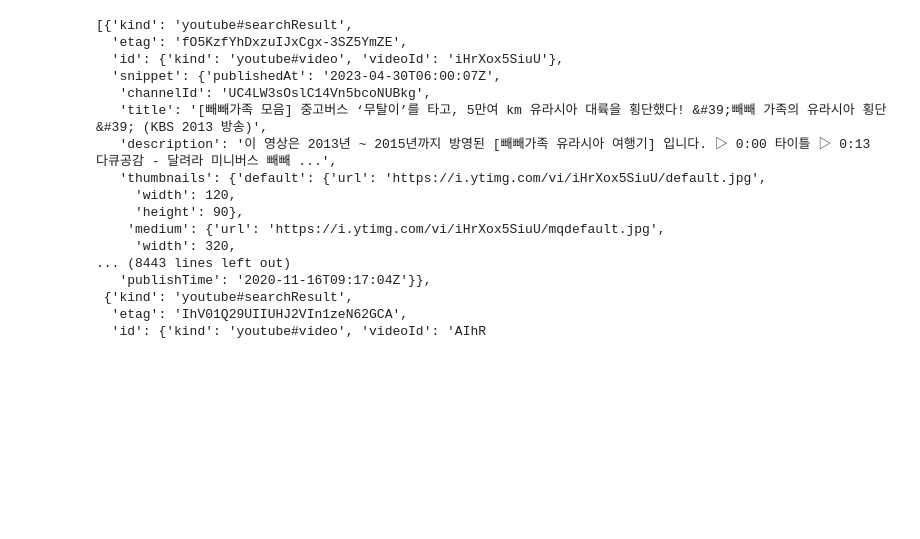
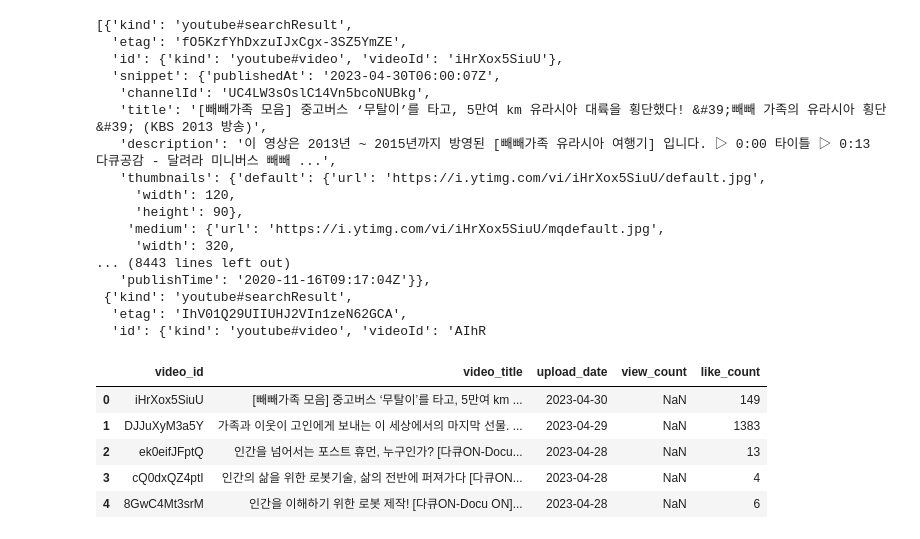
Before and after one commit to limcatcat/practice, a Jupyter notebook: youtube_api.ipynb, the cells around one changed output. Drawn from its saved outputs; the diff is of its cells as text; code cells hidden in the pictures; blank space fills up the shorter version.

```diff
--- a/youtube_api.ipynb
+++ b/youtube_api.ipynb
@@ -110,3 +82,31 @@ FEKnEkaSR-E
+# %%
+df = pd.DataFrame(columns=["video_id", "video_title", "upload_date", "view_count", "like_count"])
+entries = []
+video_stats = []
+
+# parse through video information and get videoId, video_title and upload_date for each video
+for video in videos:
+    if video['id']['kind'] == 'youtube#video':
+        videoId = video['id']['videoId']
+        video_title = video['snippet']['title']
+        video_title = str(video_title).replace("&#39;", "'").replace("&quot;", "\"")
+        upload_date = video['snippet']['publishedAt']
+        upload_date = str(upload_date).split("T")[0]
+
+        # second API call - collect views, likes, dislikes and comment counts
+        url_video_stats = "https://www.googleapis.com/youtube/v3/videos?id="+videoId+"&part=statistics&key="+API_KEY
+        response_video_stats = requests.get(url_video_stats).json()
+        video_stats += response_video_stats['items']
+        view_count = response_video_stats['items'][0]['statistics']['viewCount']
+        like_count = response_video_stats['items'][0]['statistics']['likeCount']
+#         comment_count = response_video_stats['items'][0]['statistics']['commentCount']
+
+        # save data in entries (a list of dictionaries)
+        entries.append({"video_id":videoId, 'video_title':video_title, 'upload_date':upload_date, 'like_count':like_count})
+
+# add what's in the list to the dataframe
+for entry in entries:
+    df = pd.concat([df, pd.DataFrame(entry, index=[0])], ignore_index=True)
 # %%
 print (len(response['items']))
 # %% [output]
@@ -135,5 +135,12 @@ videos
  {'kind': 'youtube#searchResult',
   'etag': 'IhV01Q29UIIUHJ2VIn1zeN62GCA',
   'id': {'kind': 'youtube#video', 'videoId': 'AIhR
-# %%
-df = pd.DataFrame(columns=["video_id", "video_title", "upload_date"])
+# %%
+df.head()
+# %% [output]
+|  | video_id | video_title | upload_date | view_count | like_count |
+| 0 | iHrXox5SiuU | [빼빼가족 모음] 중고버스 ‘무탈이’를 타고, 5만여 km ... | 2023-04-30 | NaN | 149 |
+| 1 | DJJuXyM3a5Y | 가족과 이웃이 고인에게 보내는 이 세상에서의 마지막 선물. ... | 2023-04-29 | NaN | 1383 |
+| 2 | ek0eifJFptQ | 인간을 넘어서는 포스트 휴먼, 누구인가? [다큐ON-Docu... | 2023-04-28 | NaN | 13 |
+| 3 | cQ0dxQZ4ptI | 인간의 삶을 위한 로봇기술, 삶의 전반에 퍼져가다 [다큐ON... | 2023-04-28 | NaN | 4 |
+| 4 | 8GwC4Mt3srM | 인간을 이해하기 위한 로봇 제작! [다큐ON-Docu ON]... | 2023-04-28 | NaN | 6 |
```
Also changed, not shown: parts of 5 cells of this notebook, 2 other files.
